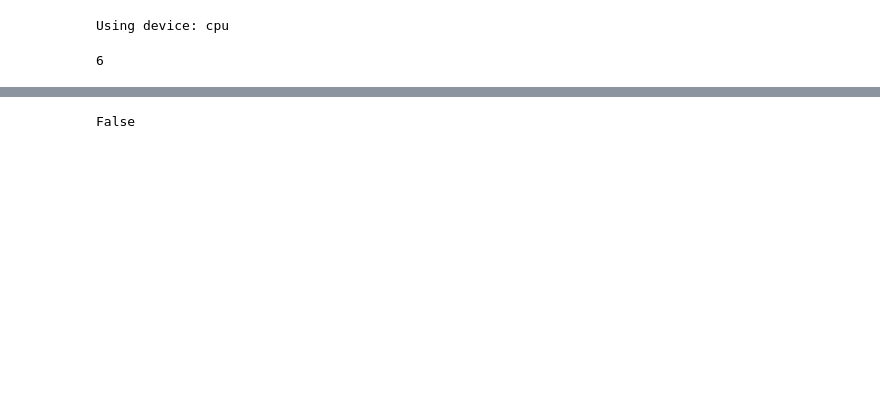
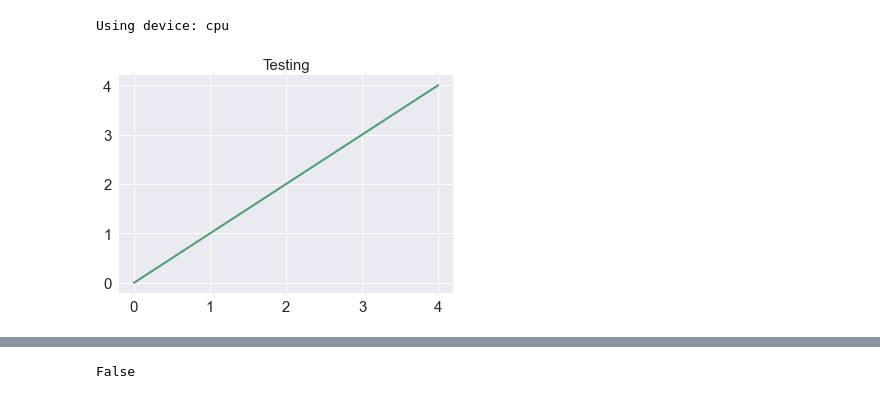
Before and after one commit to JakeMendel/Antilearning, a Jupyter notebook: RotatedMNIST.ipynb, the cells around one changed output, grey strips where cells are left out. Cells and saved outputs as stored; diff of their text form; code cells hidden in the pictures; blank space fills up the shorter version.

```diff
--- a/RotatedMNIST.ipynb
+++ b/RotatedMNIST.ipynb
@@ -22,3 +21,18 @@ mpl.style.use('seaborn-v0_8')
+# %%
+for i in range(2):
+    mpl.style.use('seaborn-v0_8')
+    fontsize = 15
+    mpl.rcParams['font.size'] = fontsize
+    mpl.rcParams['xtick.labelsize'] = fontsize
+    mpl.rcParams['ytick.labelsize'] = fontsize
+    mpl.rcParams['legend.fontsize'] = fontsize
+    mpl.rcParams['axes.titlesize'] = fontsize
+    mpl.rcParams['axes.labelsize'] = fontsize
+    mpl.rcParams['figure.figsize'] = (20,10)
+    plt.plot(range(5))
+    plt.title('Testing')
+# %% [output]
+[figure, added]
 # %%
 
 class RotatedMNIST(MNIST):
@@ -83,8 +107,3 @@ def cross_entropy_uniform(log_probs: torch.Tensor, labels):
-# %%
-a = torch.ones((3,4,5,6))
-a.size(-1)
-# %% [output]
-6
 # %%
 
 # Hyperparameters
```
Also changed, not shown: parts of 8 cells of this notebook, 1 other file.
